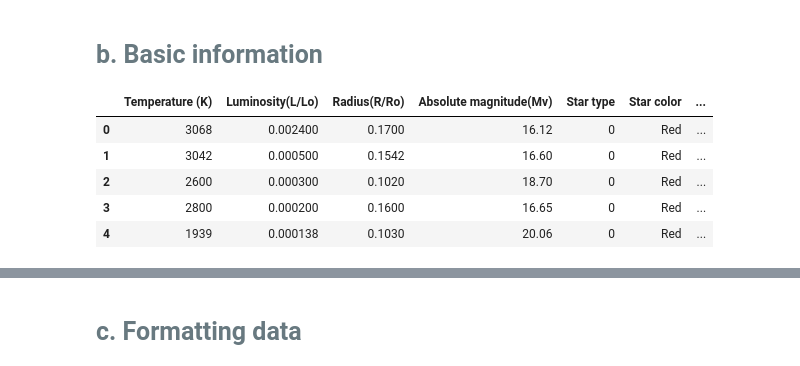
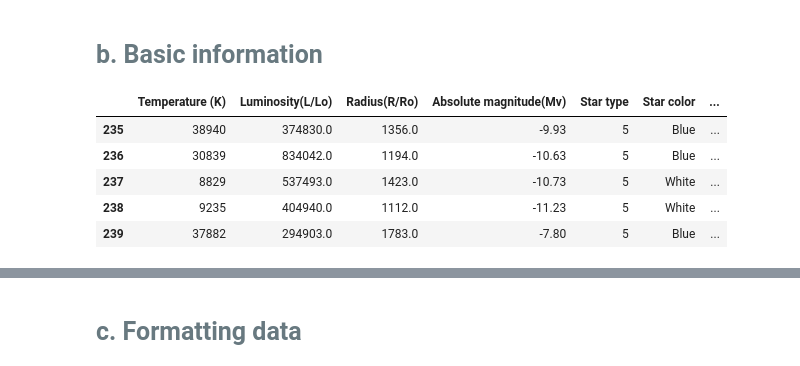
Before and after one commit to martinhurel/ml-starwhat, a Jupyter notebook: Projets - Stars.ipynb, the cells around one changed output, grey strips where cells are left out. Saved outputs shown, nothing was run; the diff lists cells and outputs as text; code cells hidden in the pictures.

```diff
--- a/Projets - Stars.ipynb
+++ b/Projets - Stars.ipynb
@@ -39,14 +39,14 @@ df = pd.read_csv('data/stars.csv')
 # %% [markdown]
 <h3 style="color: #687980; font-size: 25px">b. Basic information</h3>
 # %%
-df.head()
+df.tail()
 # %% [output]
 |  | Temperature (K) | Luminosity(L/Lo) | Radius(R/Ro) | Absolute magnitude(Mv) | Star type | Star color | ... |
-| 0 | 3068 | 0.002400 | 0.1700 | 16.12 | 0 | Red | ... |
-| 1 | 3042 | 0.000500 | 0.1542 | 16.60 | 0 | Red | ... |
-| 2 | 2600 | 0.000300 | 0.1020 | 18.70 | 0 | Red | ... |
-| 3 | 2800 | 0.000200 | 0.1600 | 16.65 | 0 | Red | ... |
-| 4 | 1939 | 0.000138 | 0.1030 | 20.06 | 0 | Red | ... |
+| 235 | 38940 | 374830.0 | 1356.0 | -9.93 | 5 | Blue | ... |
+| 236 | 30839 | 834042.0 | 1194.0 | -10.63 | 5 | Blue | ... |
+| 237 | 8829 | 537493.0 | 1423.0 | -10.73 | 5 | White | ... |
+| 238 | 9235 | 404940.0 | 1112.0 | -11.23 | 5 | White | ... |
+| 239 | 37882 | 294903.0 | 1783.0 | -7.80 | 5 | Blue | ... |
 # %%
 df.info()
 # %% [output]
```
Also changed, not shown: parts of 8 cells of this notebook, 1 other file.
